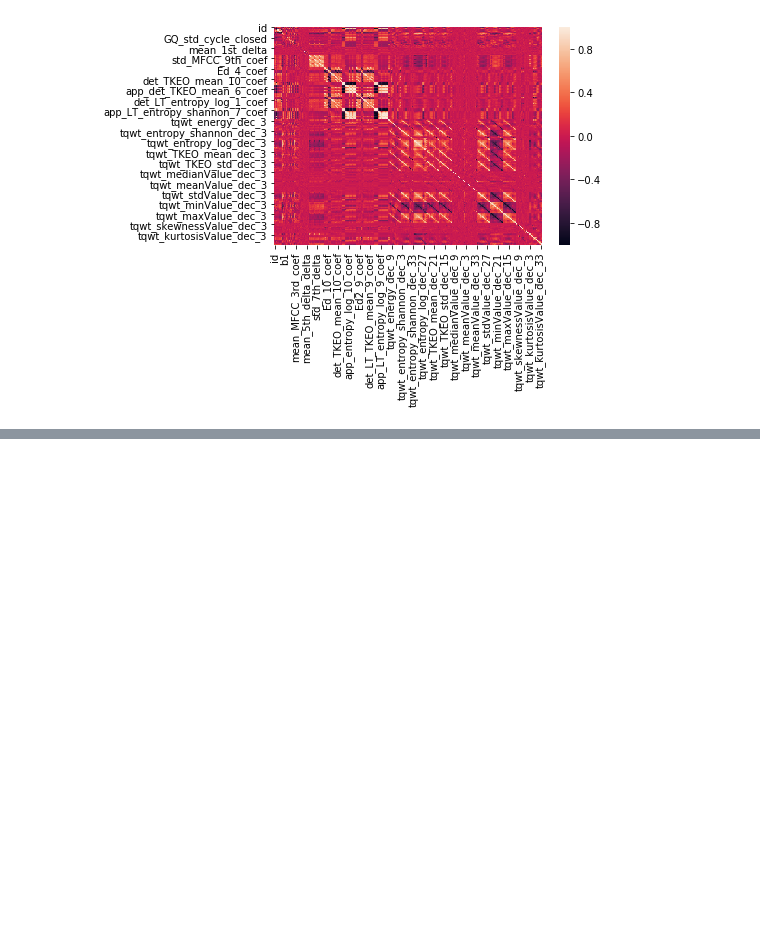
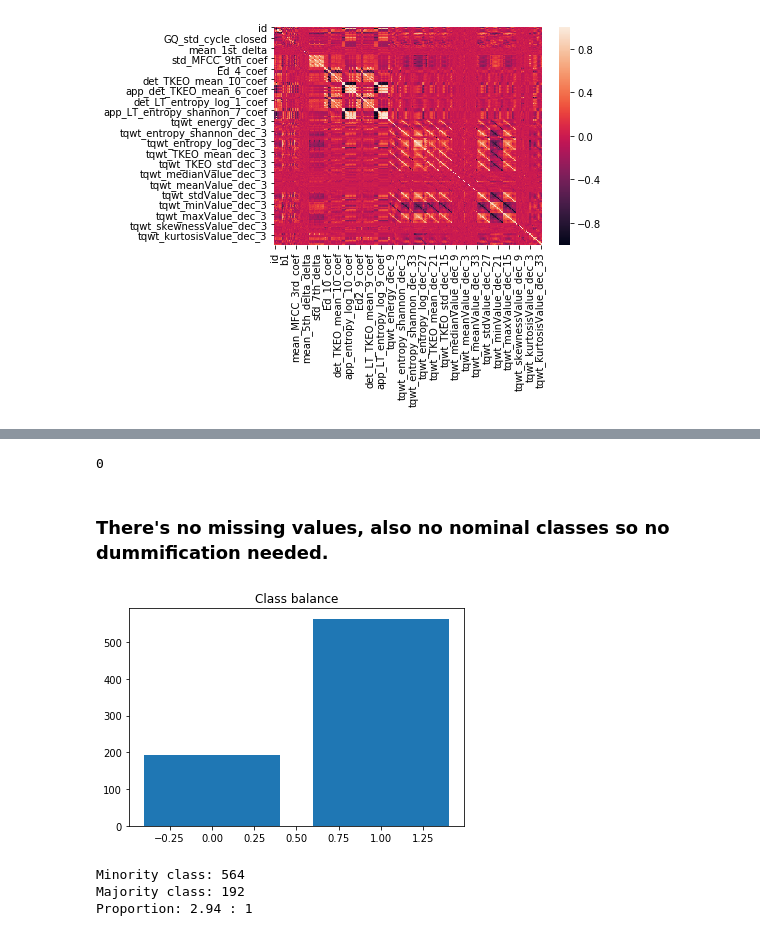
Before and after one commit to mskl/ist-mi-cdadosi7, a Jupyter notebook: project/roos_project.ipynb, the cells around one changed output, grey strips where cells are left out. Saved outputs shown, nothing was run; the diff lists cells and outputs as text; code cells hidden in the pictures; blank space fills up the shorter version.

```diff
--- a/project/roos_project.ipynb
+++ b/project/roos_project.ipynb
@@ -204,0 +194,25 @@ data.shape
+# %%
+data.isna().sum().sum()
+# %% [output]
+0
+# %% [markdown]
+### There's no missing values, also no nominal classes so no dummification needed.
+# %%
+unbal = data
+target_count = unbal['class'].value_counts()
+plt.figure()
+plt.title('Class balance')
+plt.bar(target_count.index, target_count.values)
+plt.show()
+
+min_class = target_count.idxmin()
+ind_min_class = target_count.index.get_loc(min_class)
+
+print('Minority class:', target_count[ind_min_class])
+print('Majority class:', target_count[1-ind_min_class])
+print('Proportion:', round(target_count[ind_min_class] / target_count[1-ind_min_class], 2), ': 1')
+# %% [output]
+[figure, added]
+Minority class: 564
+Majority class: 192
+Proportion: 2.94 : 1
```
Also changed, not shown: parts of 7 cells of this notebook, 1 other file.
